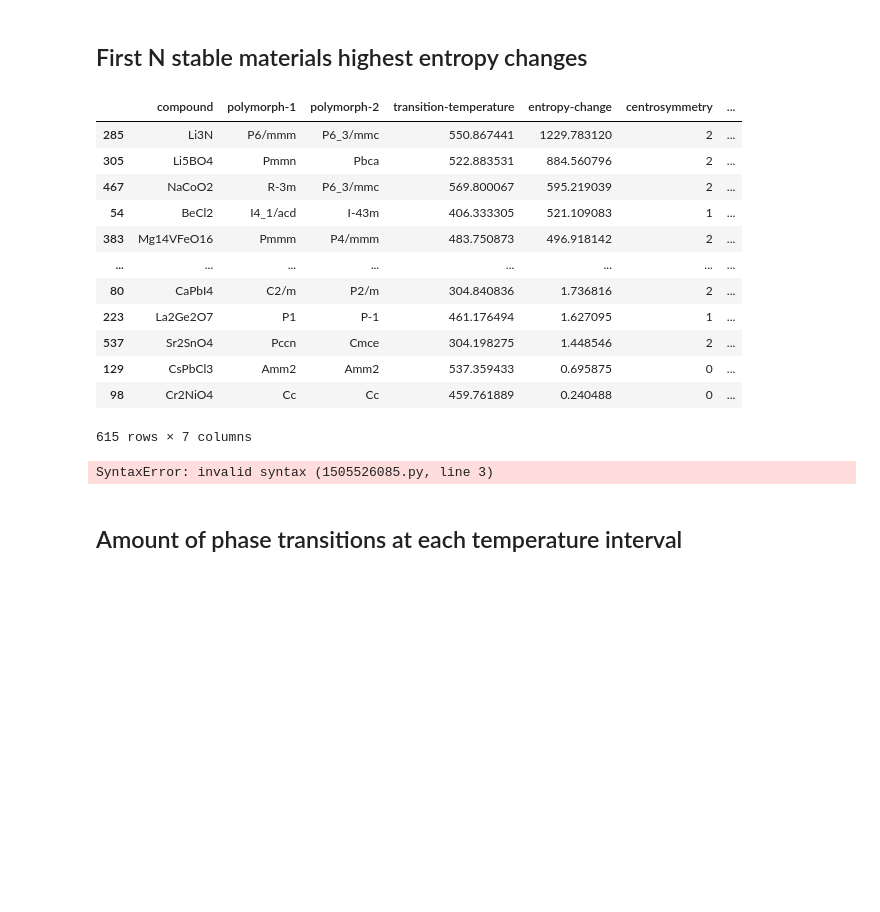
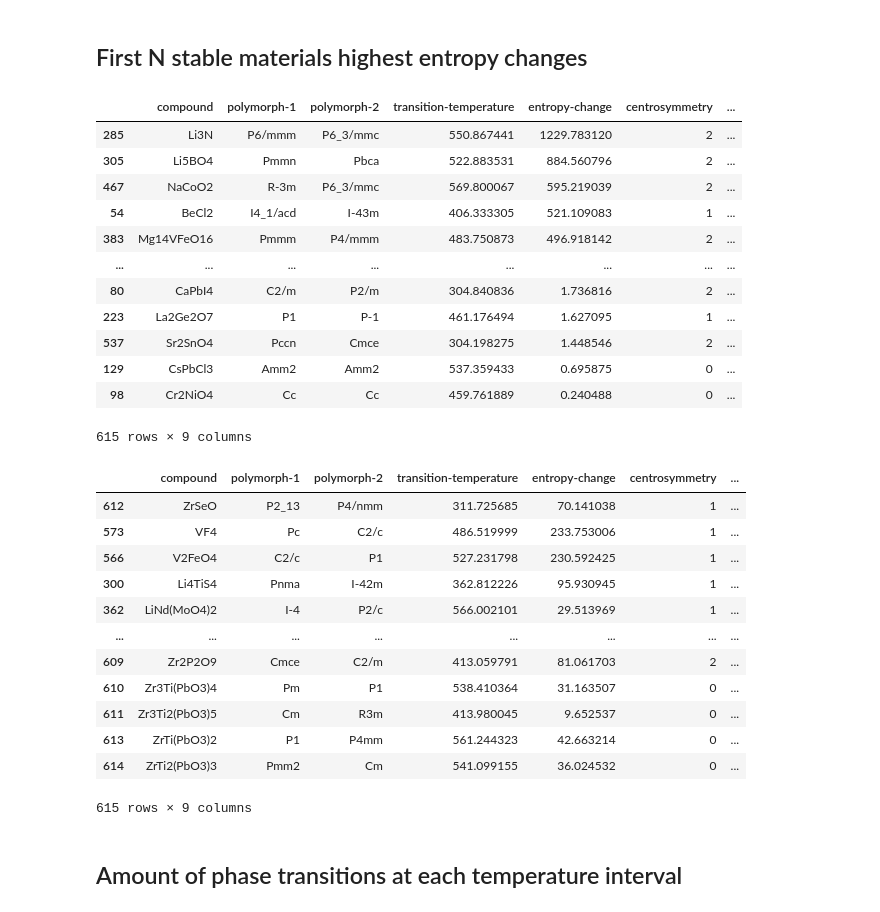
Before and after one commit to IonRepo/ml-phasetransitions, a Jupyter notebook: predict-phase-transitions.ipynb, the cells around one changed output. Cells and saved outputs as stored; diff of their text form; code cells hidden in the pictures; blank space fills up the shorter version.

```diff
--- a/predict-phase-transitions.ipynb
+++ b/predict-phase-transitions.ipynb
@@ -274,10 +274,7 @@ for i, compound in enumerate(unique_compounds):
                 # Divide by the centrysymmetric (nonpolar) polymorph LTC
                 LTC_change = None
                 if centrosymmetric == 1:
-                    if is_cts_1:
-                        LTC_change = (last_LTC - first_LTC) / LTC_1
-                    elif is_cts_2:
-                        LTC_change = (last_LTC - first_LTC) / LTC_2
+                    LTC_change = (last_LTC - first_LTC) / first_LTC
 
                 # Appending information (compound name, involved phases in order,
                 # temperature of transition, entropy change involved in the transition,
@@ -285,7 +282,8 @@ for i, compound in enumerate(unique_compounds):
                 # thermal conductivity change)
                 transition_data = {'compound': compound, 'polymorph-1': first_polymorph, 'polymorph-2': last_polymorph,
                                    'transition-temperature': c_temperature, 'entropy-change': c_entropy,
-                                   'centrosymmetry': centrosymmetric, 'conductivity-change': LTC_change}
+                                   'centrosymmetry': centrosymmetric, 'conductivity-change': LTC_change,
+                                   'LTC-1': first_LTC, 'LTC-2': last_LTC}
 
                 min_vib_energy = min(
                     static_energies[j] + Helmholtz_free_energy_function(c_temperature, *vibrational_coefficients[:, j])
@@ -365,14 +363,26 @@ df_es_stp
 | 537 | Sr2SnO4 | Pccn | Cmce | 304.198275 | 1.448546 | 2 | ... |
 | 129 | CsPbCl3 | Amm2 | Amm2 | 537.359433 | 0.695875 | 0 | ... |
 | 98 | Cr2NiO4 | Cc | Cc | 459.761889 | 0.240488 | 0 | ... |
-615 rows × 7 columns
+615 rows × 9 columns
 # %%
 # Save to excel
 df_es_stp = stable_transition_phases.sort_values(by='conductivity-change', ascending=False)
-df_es_stp.to_excel(f'{output_folder}/high-conductivity stable transitions.xlsx')t
+df_es_stp.to_excel(f'{output_folder}/high-conductivity stable transitions.xlsx')
 df_es_stp
 # %% [output]
+|  | compound | polymorph-1 | polymorph-2 | transition-temperature | entropy-change | centrosymmetry | ... |
+| 612 | ZrSeO | P2_13 | P4/nmm | 311.725685 | 70.141038 | 1 | ... |
+| 573 | VF4 | Pc | C2/c | 486.519999 | 233.753006 | 1 | ... |
+| 566 | V2FeO4 | C2/c | P1 | 527.231798 | 230.592425 | 1 | ... |
+| 300 | Li4TiS4 | Pnma | I-42m | 362.812226 | 95.930945 | 1 | ... |
+| 362 | LiNd(MoO4)2 | I-4 | P2/c | 566.002101 | 29.513969 | 1 | ... |
+| ... | ... | ... | ... | ... | ... | ... | ... |
+| 609 | Zr2P2O9 | Cmce | C2/m | 413.059791 | 81.061703 | 2 | ... |
+| 610 | Zr3Ti(PbO3)4 | Pm | P1 | 538.410364 | 31.163507 | 0 | ... |
+| 611 | Zr3Ti2(PbO3)5 | Cm | R3m | 413.980045 | 9.652537 | 0 | ... |
+| 613 | ZrTi(PbO3)2 | P1 | P4mm | 561.244323 | 42.663214 | 0 | ... |
+| 614 | ZrTi2(PbO3)3 | Pmm2 | Cm | 541.099155 | 36.024532 | 0 | ... |
-SyntaxError: invalid syntax (1505526085.py, line 3)
+615 rows × 9 columns
 # %% [markdown]
 ## Amount of phase transitions at each temperature interval
 # %%
```
Also changed, not shown: parts of 11 cells of this notebook, 1 other file.
